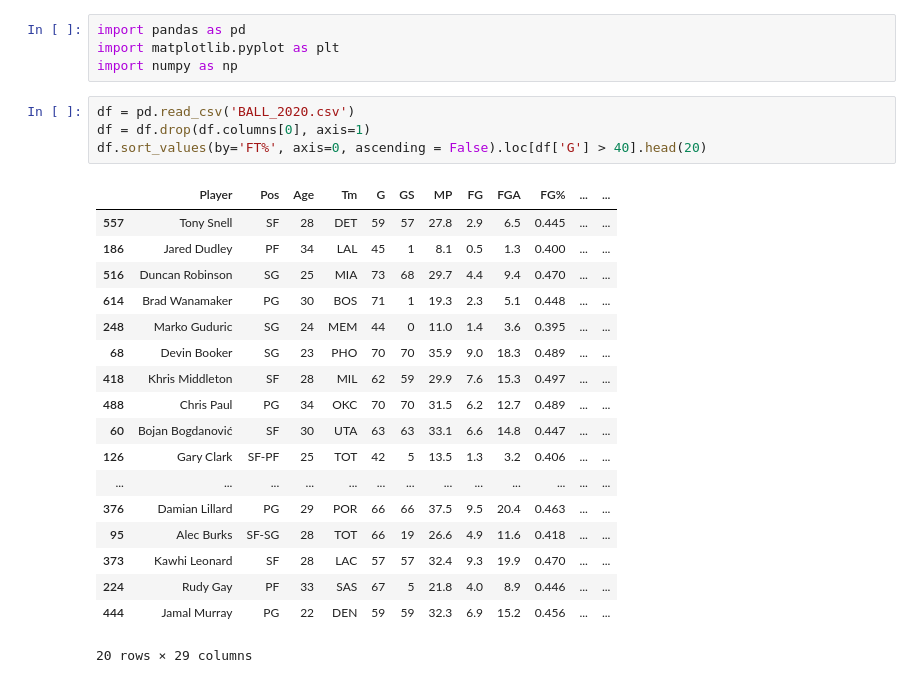
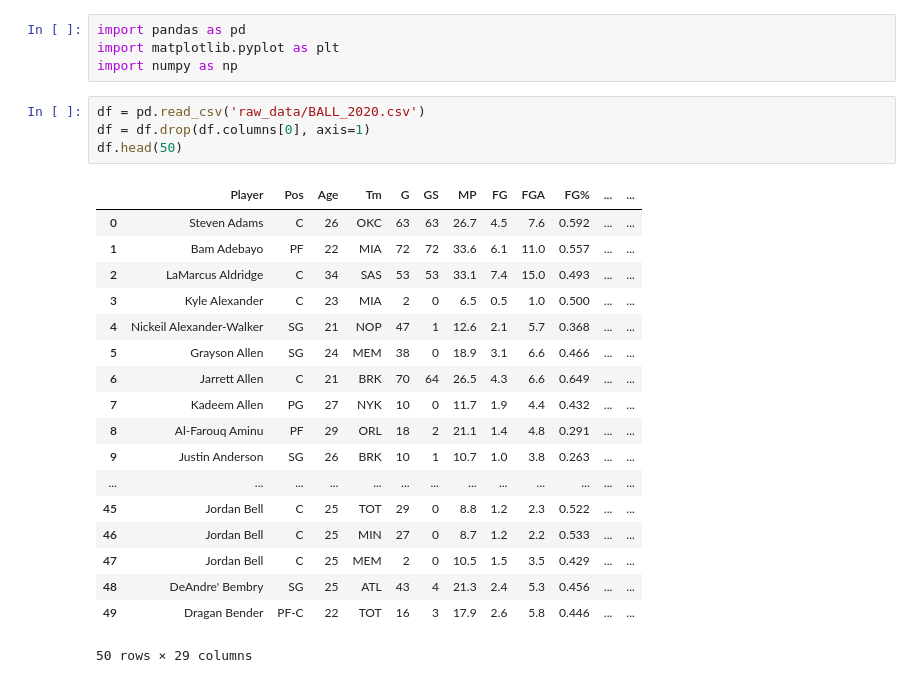
Before and after one commit to eliotwaddell/BALL_GAME, a Jupyter notebook: BALL GAME.ipynb, the cells around one changed output. Cells and saved outputs as stored; diff of their text form.

Commit message:
data cleaning

```diff
--- a/BALL GAME.ipynb
+++ b/BALL GAME.ipynb
@@ -3,25 +3,25 @@ import pandas as pd
 import matplotlib.pyplot as plt
 import numpy as np
 # %%
-df = pd.read_csv('BALL_2020.csv')
+df = pd.read_csv('raw_data/BALL_2020.csv')
 df = df.drop(df.columns[0], axis=1)
-df.sort_values(by='FT%', axis=0, ascending = False).loc[df['G'] > 40].head(20)
+df.head(50)
 # %% [output]
 |  | Player | Pos | Age | Tm | G | GS | MP | FG | FGA | FG% | ... | ... |
-| 557 | Tony Snell | SF | 28 | DET | 59 | 57 | 27.8 | 2.9 | 6.5 | 0.445 | ... | ... |
-| 186 | Jared Dudley | PF | 34 | LAL | 45 | 1 | 8.1 | 0.5 | 1.3 | 0.400 | ... | ... |
-| 516 | Duncan Robinson | SG | 25 | MIA | 73 | 68 | 29.7 | 4.4 | 9.4 | 0.470 | ... | ... |
-| 614 | Brad Wanamaker | PG | 30 | BOS | 71 | 1 | 19.3 | 2.3 | 5.1 | 0.448 | ... | ... |
-| 248 | Marko Guduric | SG | 24 | MEM | 44 | 0 | 11.0 | 1.4 | 3.6 | 0.395 | ... | ... |
-| 68 | Devin Booker | SG | 23 | PHO | 70 | 70 | 35.9 | 9.0 | 18.3 | 0.489 | ... | ... |
-| 418 | Khris Middleton | SF | 28 | MIL | 62 | 59 | 29.9 | 7.6 | 15.3 | 0.497 | ... | ... |
-| 488 | Chris Paul | PG | 34 | OKC | 70 | 70 | 31.5 | 6.2 | 12.7 | 0.489 | ... | ... |
-| 60 | Bojan Bogdanović | SF | 30 | UTA | 63 | 63 | 33.1 | 6.6 | 14.8 | 0.447 | ... | ... |
-| 126 | Gary Clark | SF-PF | 25 | TOT | 42 | 5 | 13.5 | 1.3 | 3.2 | 0.406 | ... | ... |
+| 0 | Steven Adams | C | 26 | OKC | 63 | 63 | 26.7 | 4.5 | 7.6 | 0.592 | ... | ... |
+| 1 | Bam Adebayo | PF | 22 | MIA | 72 | 72 | 33.6 | 6.1 | 11.0 | 0.557 | ... | ... |
+| 2 | LaMarcus Aldridge | C | 34 | SAS | 53 | 53 | 33.1 | 7.4 | 15.0 | 0.493 | ... | ... |
+| 3 | Kyle Alexander | C | 23 | MIA | 2 | 0 | 6.5 | 0.5 | 1.0 | 0.500 | ... | ... |
+| 4 | Nickeil Alexander-Walker | SG | 21 | NOP | 47 | 1 | 12.6 | 2.1 | 5.7 | 0.368 | ... | ... |
+| 5 | Grayson Allen | SG | 24 | MEM | 38 | 0 | 18.9 | 3.1 | 6.6 | 0.466 | ... | ... |
+| 6 | Jarrett Allen | C | 21 | BRK | 70 | 64 | 26.5 | 4.3 | 6.6 | 0.649 | ... | ... |
+| 7 | Kadeem Allen | PG | 27 | NYK | 10 | 0 | 11.7 | 1.9 | 4.4 | 0.432 | ... | ... |
+| 8 | Al-Farouq Aminu | PF | 29 | ORL | 18 | 2 | 21.1 | 1.4 | 4.8 | 0.291 | ... | ... |
+| 9 | Justin Anderson | SG | 26 | BRK | 10 | 1 | 10.7 | 1.0 | 3.8 | 0.263 | ... | ... |
 | ... | ... | ... | ... | ... | ... | ... | ... | ... | ... | ... | ... | ... |
-| 376 | Damian Lillard | PG | 29 | POR | 66 | 66 | 37.5 | 9.5 | 20.4 | 0.463 | ... | ... |
-| 95 | Alec Burks | SF-SG | 28 | TOT | 66 | 19 | 26.6 | 4.9 | 11.6 | 0.418 | ... | ... |
-| 373 | Kawhi Leonard | SF | 28 | LAC | 57 | 57 | 32.4 | 9.3 | 19.9 | 0.470 | ... | ... |
-| 224 | Rudy Gay | PF | 33 | SAS | 67 | 5 | 21.8 | 4.0 | 8.9 | 0.446 | ... | ... |
-| 444 | Jamal Murray | PG | 22 | DEN | 59 | 59 | 32.3 | 6.9 | 15.2 | 0.456 | ... | ... |
+| 45 | Jordan Bell | C | 25 | TOT | 29 | 0 | 8.8 | 1.2 | 2.3 | 0.522 | ... | ... |
+| 46 | Jordan Bell | C | 25 | MIN | 27 | 0 | 8.7 | 1.2 | 2.2 | 0.533 | ... | ... |
+| 47 | Jordan Bell | C | 25 | MEM | 2 | 0 | 10.5 | 1.5 | 3.5 | 0.429 | ... | ... |
+| 48 | DeAndre' Bembry | SG | 25 | ATL | 43 | 4 | 21.3 | 2.4 | 5.3 | 0.456 | ... | ... |
+| 49 | Dragan Bender | PF-C | 22 | TOT | 16 | 3 | 17.9 | 2.6 | 5.8 | 0.446 | ... | ... |
-20 rows × 29 columns
+50 rows × 29 columns
```
Also changed, not shown: 28 other files.
